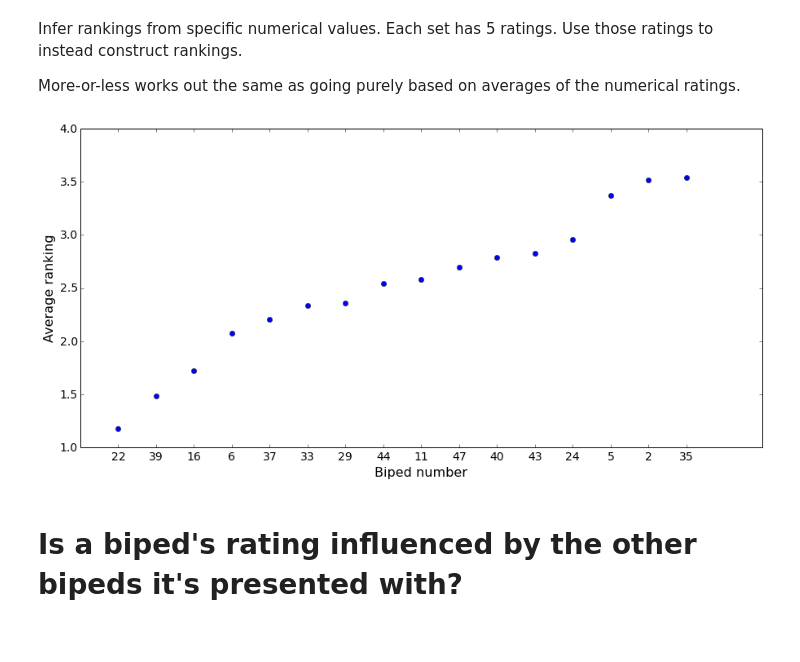
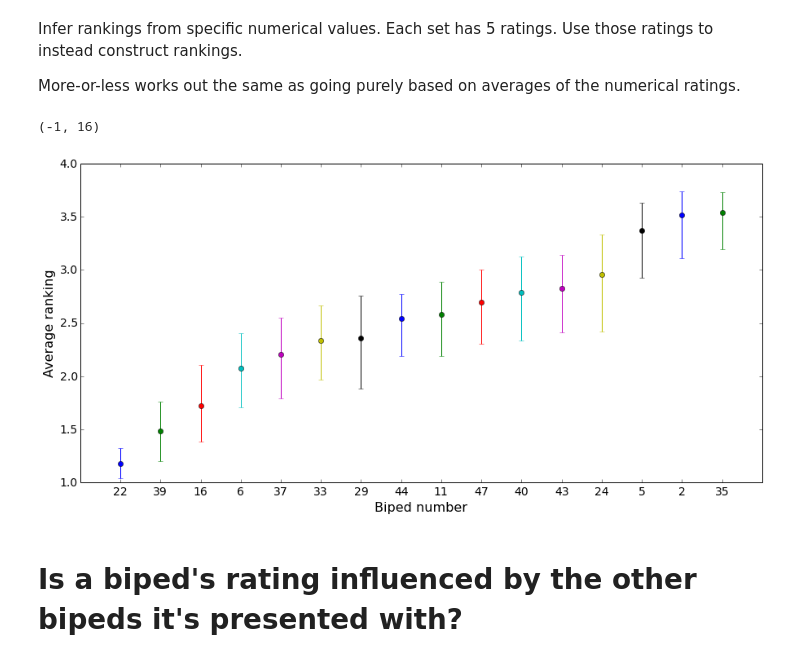
Before and after one commit to rhiever/AMT-biped-analysis, a Jupyter notebook: Biped AMT ratings.ipynb, the cells around one changed output. Saved outputs shown, nothing was run; the diff lists cells and outputs as text; code cells hidden in the pictures.

Commit message:
Add 95% CIs on rankings

```diff
--- a/Biped AMT ratings.ipynb
+++ b/Biped AMT ratings.ipynb
@@ -111,30 +111,38 @@ More-or-less works out the same as going purely based on averages of the numeric
 from collections import defaultdict
 
 biped_rankings = defaultdict(list)
+biped_avg_rankings = defaultdict(float)
 
 for i, group in biped_ratings.groupby("amt_rating_set"):
     for rank, (j, row) in enumerate(group.sort("amt_user_rating", ascending=False).iterrows()):
         biped_rankings[row["biped_num"]].append(rank + 1)
 
 for biped in biped_rankings.keys():
-    biped_rankings[biped] = mean(biped_rankings[biped])
+    biped_avg_rankings[biped] = mean(biped_rankings[biped])
 # %%
+import scikits.bootstrap as bootstrap
+import scipy
+
 biped_nums = []
-avg_rankings = []
-
-for biped in sorted(biped_rankings, key=biped_rankings.get):
-    biped_nums.append(biped)
-    avg_rankings.append(biped_rankings[biped])
 
 figure(figsize=(15, 7))
-plot(range(len(biped_nums)), avg_rankings, "o")
+
+for i, biped in enumerate(sorted(biped_avg_rankings, key=biped_avg_rankings.get)):
+    biped_nums.append(biped)
+    conf_int = bootstrap.ci(data=biped_rankings[biped], statfunction=scipy.mean)
+    errorbar(x=[i], y=[biped_avg_rankings[biped]],
+             yerr=[[biped_avg_rankings[biped] - conf_int[0]],
+                   [conf_int[1] - biped_avg_rankings[biped]]],
+             fmt="o")
+
 xticks(range(len(biped_nums)), biped_nums, fontsize=14)
 yticks(fontsize=14)
 xlabel("Biped number", fontsize=16)
 ylabel("Average ranking", fontsize=16)
-xlim(-1, 17);
+xlim(-1, 16)
 # %% [output]
+(-1, 16)
-[figure, old version]
+[figure, new version]
 # %% [markdown]
 # Is a biped's rating influenced by the other bipeds it's presented with?
 # %% [markdown]
```
